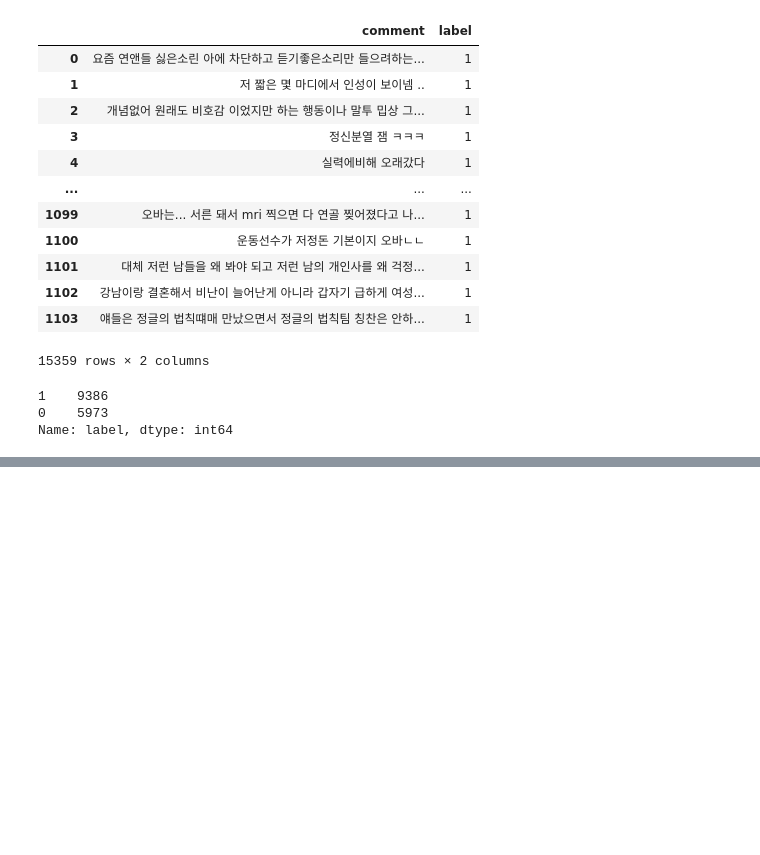
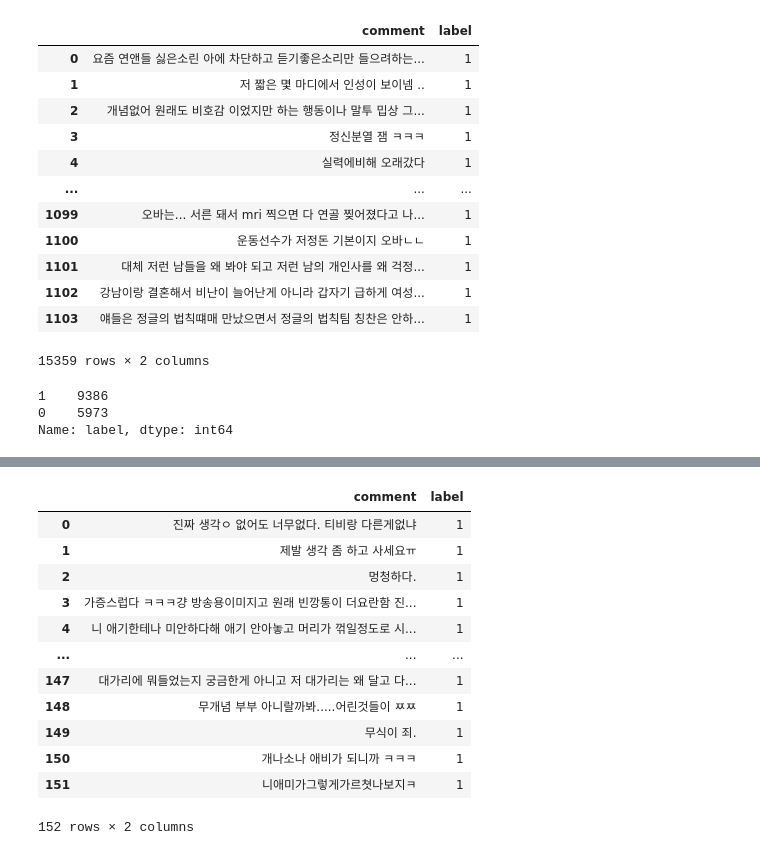
Before and after one commit to sooyeon-go/grad_project, a Jupyter notebook: comment_crawling_r/comment2_csv.ipynb, the cells around one changed output, grey strips where cells are left out. Drawn from its saved outputs; the diff is of its cells as text; code cells hidden in the pictures; blank space fills up the shorter version.

```diff
--- a/comment_crawling_r/comment2_csv.ipynb
+++ b/comment_crawling_r/comment2_csv.ipynb
@@ -1129,0 +1154,17 @@ Name: label, dtype: int64
+# %%
+dic19 = pd.read_csv('n_comment25_csv.csv',encoding = 'cp949')
+dic19
+# %% [output]
+|  | comment | label |
+| 0 | 진짜 생각ㅇ 없어도 너무없다. 티비랑 다른게없냐 | 1 |
+| 1 | 제발 생각 좀 하고 사세요ㅠ | 1 |
+| 2 | 멍청하다. | 1 |
+| 3 | 가증스럽다 ㅋㅋㅋ걍 방송용이미지고 원래 빈깡통이 더요란함 진... | 1 |
+| 4 | 니 애기한테나 미안하다해 애기 안아놓고 머리가 꺾일정도로 시... | 1 |
+| ... | ... | ... |
+| 147 | 대가리에 뭐들었는지 궁금한게 아니고 저 대가리는 왜 달고 다... | 1 |
+| 148 | 무개념 부부 아니랄까봐.....어린것들이 ㅉㅉ | 1 |
+| 149 | 무식이 죄. | 1 |
+| 150 | 개나소나 애비가 되니까 ㅋㅋㅋ | 1 |
+| 151 | 니애미가그렇게가르쳣나보지ㅋ | 1 |
+152 rows × 2 columns
```
Also changed, not shown: parts of 2 cells of this notebook.
